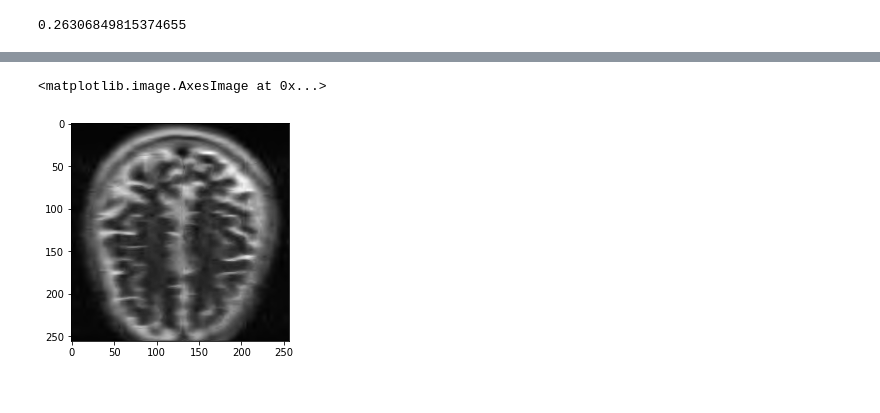
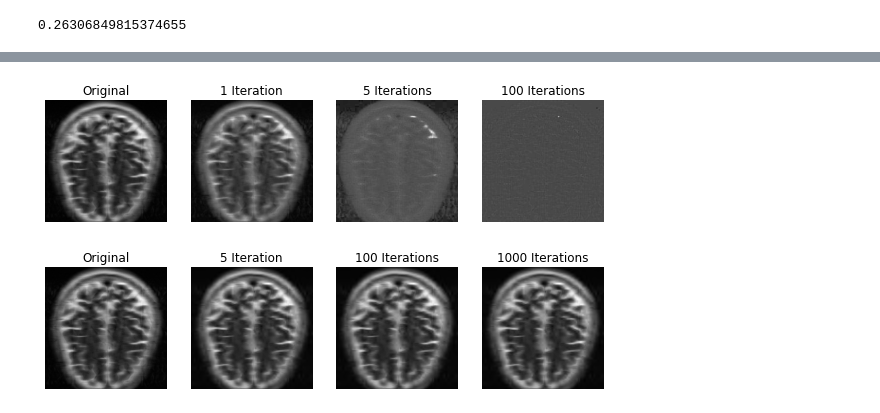
Before and after one commit to athornton1618/MRI_Compression, a Jupyter notebook: scripts/k_reconstruction_examples.ipynb, the cells around one changed output, grey strips where cells are left out. Drawn from its saved outputs; the diff is of its cells as text; code cells hidden in the pictures.

Commit message:
auto generate recursive image comparisons

```diff
--- a/scripts/k_reconstruction_examples.ipynb
+++ b/scripts/k_reconstruction_examples.ipynb
@@ -121,12 +106,59 @@ plt.imshow(np.abs(X_recursive), cmap='gray')
-# %%
-# Compare to how wavelet reconstruction looks
-X_recursive = X
-for ii in range(100):
-    X_encode = k_encode(3000,X_recursive)
-    X_recursive = decode(X_encode)
-
-
-plt.imshow(np.abs(X_recursive), cmap='gray')
-# %% [output]
-<matplotlib.image.AxesImage at 0x...>
-[figure, removed]
+# %%
+# Illustrating how bad jpeg is, here's perfoming it 3x recursively
+fig, (ax1, ax2, ax3, ax4) = plt.subplots(1, 4)
+fig.set_size_inches(10, 5)
+
+X_recursive = X
+ax1.imshow(np.abs(X_recursive), cmap='gray')
+ax1.set_title('Original')
+ax1.set_axis_off()
+for ii in range(1):
+    X_recursive = to_jpeg(X_recursive,X)
+    ax2.imshow(np.abs(X_recursive), cmap='gray')
+    ax2.set_title('1 Iteration')
+    ax2.set_axis_off()
+for ii in range(5):
+    X_recursive = to_jpeg(X_recursive,X)
+    ax3.imshow(np.abs(X_recursive), cmap='gray')
+    ax3.set_title('5 Iterations')
+    ax3.set_axis_off()
+for ii in range(100):
+    X_recursive = to_jpeg(X_recursive,X)
+    ax4.imshow(np.abs(X_recursive), cmap='gray')
+    ax4.set_title('100 Iterations')
+    ax4.set_axis_off()
+
+fig.savefig('../images/jpeg_recursion.png', dpi=100)
+# %% [output]
+[figure, added]
+# %%
+# Compare to how wavelet reconstruction looks
+fig, (ax1, ax2, ax3, ax4) = plt.subplots(1, 4)
+fig.set_size_inches(10, 5)
+
+X_recursive = X
+ax1.imshow(np.abs(X_recursive), cmap='gray')
+ax1.set_title('Original')
+ax1.set_axis_off()
+for ii in range(1):
+    X_encode = k_encode(3000,X_recursive)
+    X_recursive = decode(X_encode)
+    ax2.imshow(np.abs(X_recursive), cmap='gray')
+    ax2.set_title('5 Iteration')
+    ax2.set_axis_off()
+for ii in range(5):
+    X_encode = k_encode(3000,X_recursive)
+    X_recursive = decode(X_encode)
+    ax3.imshow(np.abs(X_recursive), cmap='gray')
+    ax3.set_title('100 Iterations')
+    ax3.set_axis_off()
+for ii in range(100):
+    X_encode = k_encode(3000,X_recursive)
+    X_recursive = decode(X_encode)
+    ax4.imshow(np.abs(X_recursive), cmap='gray')
+    ax4.set_title('1000 Iterations')
+    ax4.set_axis_off()
+
+fig.savefig('../images/k_wavelet_recursion.png', dpi=100)
+# %% [output]
+[figure, added]
```
Also changed, not shown: parts of 2 cells of this notebook, 4 other files.
